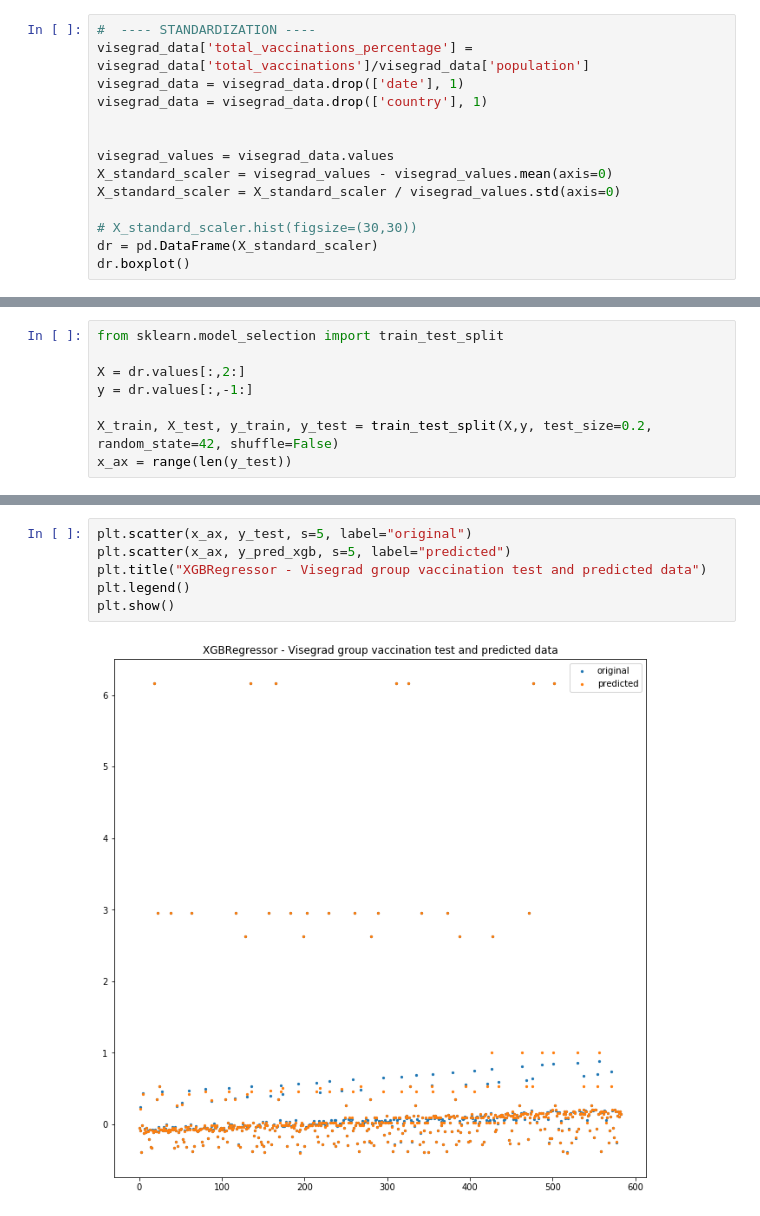
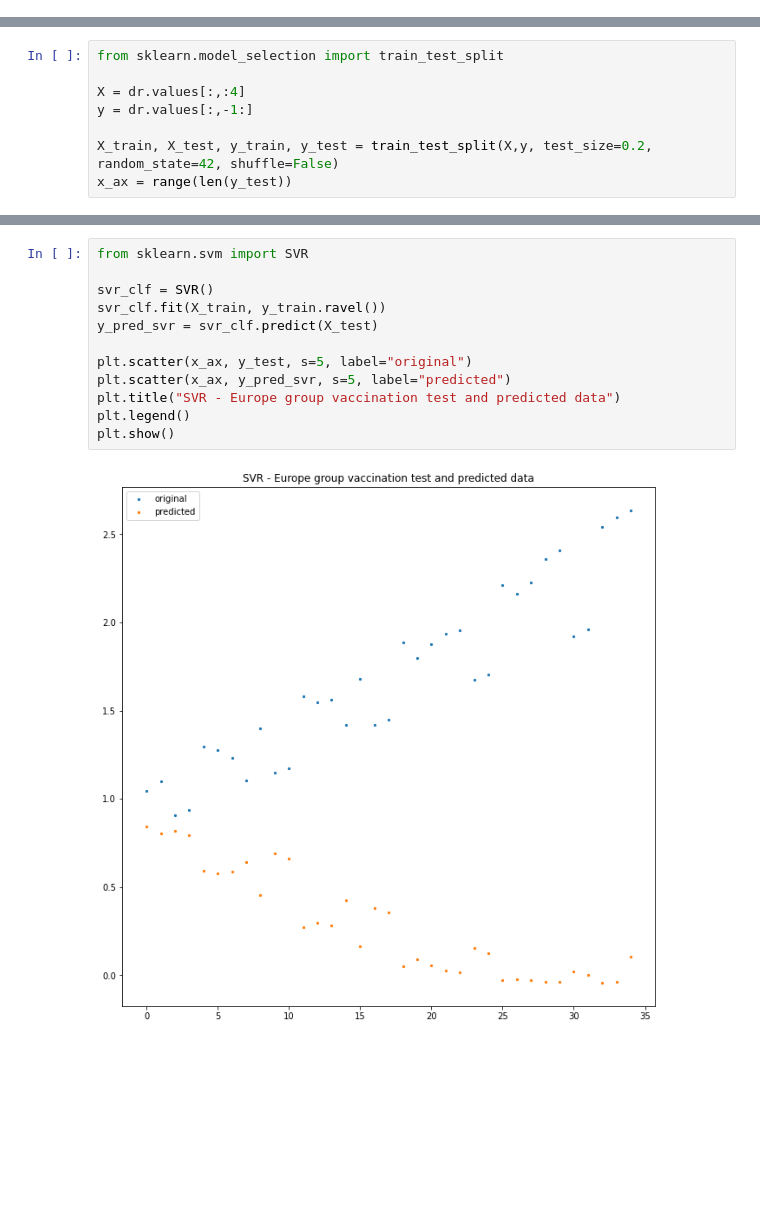
Before and after one commit to cinekpl97/knowledge-discovery-methods-vaccination-prediction, a Jupyter notebook: covid_vaccination.ipynb, the cells around one changed output, grey strips where cells are left out. Cells and saved outputs as stored; diff of their text form; blank space fills up the shorter version.

```diff
--- a/covid_vaccination.ipynb
+++ b/covid_vaccination.ipynb
@@ -64,14 +83,0 @@ See the caveats in the documentation: http://pandas.pydata.org/pandas-docs/stabl
-# %%
-#  ---- STANDARDIZATION ----
-visegrad_data['total_vaccinations_percentage'] = visegrad_data['total_vaccinations']/visegrad_data['population']
-visegrad_data = visegrad_data.drop(['date'], 1)
-visegrad_data = visegrad_data.drop(['country'], 1)
-
-
-visegrad_values = visegrad_data.values
-X_standard_scaler = visegrad_values - visegrad_values.mean(axis=0)
-X_standard_scaler = X_standard_scaler / visegrad_values.std(axis=0)
-
-# X_standard_scaler.hist(figsize=(30,30))
-dr = pd.DataFrame(X_standard_scaler)
-dr.boxplot()
@@ -106,7 +211,7 @@ df_new.describe()
 # %%
 from sklearn.model_selection import train_test_split
 
-X = dr.values[:,2:]
+X = dr.values[:,:4]
 y = dr.values[:,-1:]
 
 X_train, X_test, y_train, y_test = train_test_split(X,y, test_size=0.2, random_state=42, shuffle=False)
@@ -120,8 +241,14 @@ y_pred_xgb = xgb_clf.predict(X_test)
 # %%
+from sklearn.svm import SVR
+
+svr_clf = SVR()
+svr_clf.fit(X_train, y_train.ravel())
+y_pred_svr = svr_clf.predict(X_test)
+
 plt.scatter(x_ax, y_test, s=5, label="original")
-plt.scatter(x_ax, y_pred_xgb, s=5, label="predicted")
-plt.title("XGBRegressor - Visegrad group vaccination test and predicted data")
+plt.scatter(x_ax, y_pred_svr, s=5, label="predicted")
+plt.title("SVR - Europe group vaccination test and predicted data")
 plt.legend()
 plt.show()
 # %% [output]
-[figure, old version]
+[figure, new version]
```
Also changed, not shown: parts of 40 cells of this notebook.
